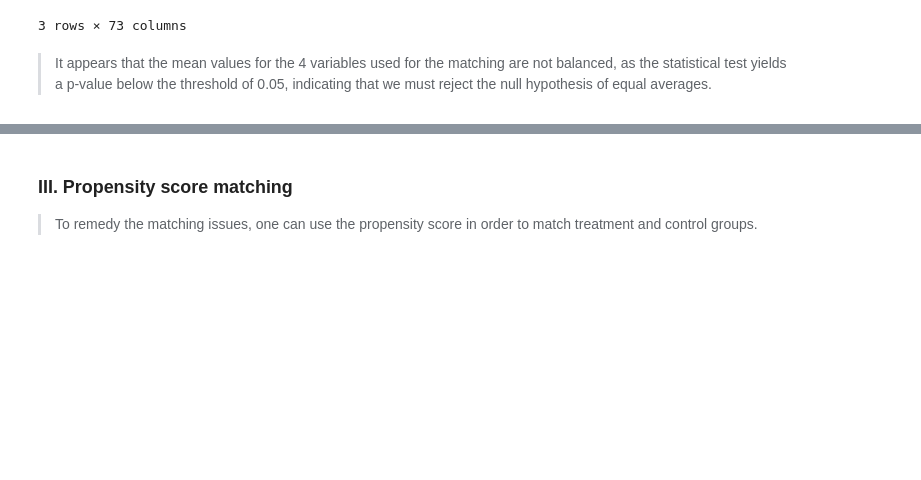
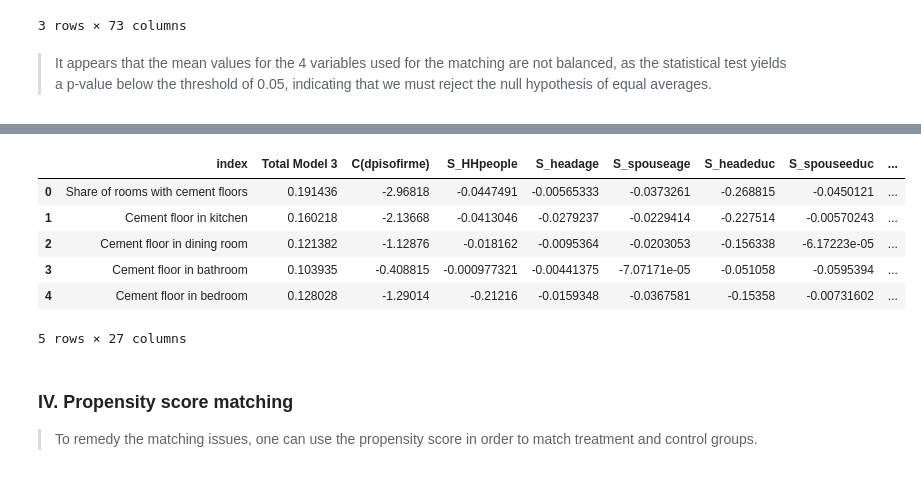
Before and after one commit to epfl-ada/ada-2020-project-milestone-p3-p3_greenlight, a Jupyter notebook: Creative_Extension.ipynb, the cells around one changed output, grey strips where cells are left out. Saved outputs shown, nothing was run; the diff lists cells and outputs as text; code cells hidden in the pictures; blank space fills up the shorter version.

```diff
--- a/Creative_Extension.ipynb
+++ b/Creative_Extension.ipynb
@@ -92,5 +116,76 @@ df
+# %%
+### Creating a Dataframe for the data
+
+R2_df = pd.DataFrame(columns = ['Total Model 3', 'C(dpisofirme)', 'S_HHpeople', 'S_headage','S_spouseage','S_headeduc',\
+                                'S_spouseeduc', 'S_dem1','S_dem2','S_dem3','S_dem4','S_dem5','S_dem6','S_dem7','S_dem8',\
+                                'C(S_waterland)','C(S_waterhouse)','C(S_electricity)','C(S_hasanimals)','C(S_animalsinside)',\
+                                'C(S_garbage)', 'S_washhands', 'S_cashtransfers', 'C(S_milkprogram)', 'C(S_foodprogram)',\
+                                'C(S_seguropopular)']).reset_index()
+R2_df['index'] = ['Share of rooms with cement floors', 'Cement floor in kitchen',\
+                  'Cement floor in dining room', 'Cement floor in bathroom', 'Cement floor in bedroom']
+# %%
+def create_mod_str(x,z):
+    output_str = ''
+    for i in range(0,len(x)):
+        if((i != z) and (i != len(x)-1)):
+            output_str = output_str + x[i] + ' + '
+        if(i == len(x)-1):
+            output_str = output_str + x[i]
+    return output_str
+# %%
+### Omitted variable bias
+
+# We begin by looking at the effect of regressors on R^2. We can look at each variable of the models and see
+# the change incurred in R^2 when the regressors are not included in the model. This enables a classification
+# of the most predictive regressors in terms of R^2. Indeed, the difference in R^2 corresponds to the bias
+# that would have been incurred by omitting said variable in the model.
+
+# Looking at Model 3 for Table 4 of the paper
+mod_variables = ['S_shcementfloor', 'S_cementfloorkit', 'S_cementfloordin', 'S_cementfloorbat', 'S_cementfloorbed']
+mod_regressors = ['C(dpisofirme)', 'S_HHpeople', 'S_headage','S_spouseage','S_headeduc',\
+                  'S_spouseeduc', 'S_dem1','S_dem2','S_dem3','S_dem4','S_dem5','S_dem6','S_dem7','S_dem8',\
+                  'C(S_waterland)','C(S_waterhouse)','C(S_electricity)','C(S_hasanimals)','C(S_animalsinside)',\
+                  'C(S_garbage)', 'S_washhands', 'S_cashtransfers', 'C(S_milkprogram)', 'C(S_foodprogram)',\
+                  'C(S_seguropopular)']
+model3 = 'C(dpisofirme) + S_HHpeople + S_headage + S_spouseage + \
+                     S_headeduc + S_spouseeduc + S_dem1 + S_dem2 + S_dem3 + S_dem4 + S_dem5 + S_dem6 + S_dem7 \
+                     + S_dem8 + C(S_waterland) + C(S_waterhouse) + C(S_electricity) + C(S_hasanimals) + \
+                     C(S_animalsinside) + C(S_garbage) + S_washhands + S_cashtransfers + C(S_milkprogram) +\
+                     C(S_foodprogram) + C(S_seguropopular)'
+
+for i in range(0,5):
+
+    # Declaring Model
+    mod = smf.ols(formula = mod_variables[i] + ' ~ ' + model3, data = household_data)
+
+    # Fitting Model
+    np.random.seed(2)
+    res = mod.fit(cov_type = 'cluster', cov_kwds={'groups': household_data['idcluster']})
+    R2 = res.rsquared
+    R2_df['Total Model 3'].iloc[i] = R2
+
+    for j in range(len(mod_regressors)):
+
+        # Declaring the Model
+        mod = smf.ols(formula = mod_variables[i] + ' ~ ' + create_mod_str(mod_regressors,j), data = household_data)
+
+        # Fitting Model
+        np.random.seed(2)
+        res = mod.fit(cov_type = 'cluster', cov_kwds={'groups': household_data['idcluster']})
+        R2 = res.rsquared
+        R2_df[mod_regressors[j]].iloc[i] = 100*((1-np.square(R2_df['Total Model 3'].iloc[i]))-(1-np.square(R2)))/(1-np.square(R2_df['Total Model 3'].iloc[i]))
+
+R2_df
+# %% [output]
+|  | index | Total Model 3 | C(dpisofirme) | S_HHpeople | S_headage | S_spouseage | S_headeduc | S_spouseeduc | ... |
+| 0 | Share of rooms with cement floors | 0.191436 | -2.96818 | -0.0447491 | -0.00565333 | -0.0373261 | -0.268815 | -0.0450121 | ... |
+| 1 | Cement floor in kitchen | 0.160218 | -2.13668 | -0.0413046 | -0.0279237 | -0.0229414 | -0.227514 | -0.00570243 | ... |
+| 2 | Cement floor in dining room | 0.121382 | -1.12876 | -0.018162 | -0.0095364 | -0.0203053 | -0.156338 | -6.17223e-05 | ... |
+| 3 | Cement floor in bathroom | 0.103935 | -0.408815 | -0.000977321 | -0.00441375 | -7.07171e-05 | -0.051058 | -0.0595394 | ... |
+| 4 | Cement floor in bedroom | 0.128028 | -1.29014 | -0.21216 | -0.0159348 | -0.0367581 | -0.15358 | -0.00731602 | ... |
+5 rows × 27 columns
 # %% [markdown]
-### III. Propensity score matching
+### IV. Propensity score matching
 > To remedy the matching issues, one can use the propensity score in order to match treatment and control groups.
 # %%
 ### Defining the formulas for the regression models (LHS and RHS)
```
Also changed, not shown: parts of 9 cells of this notebook.
